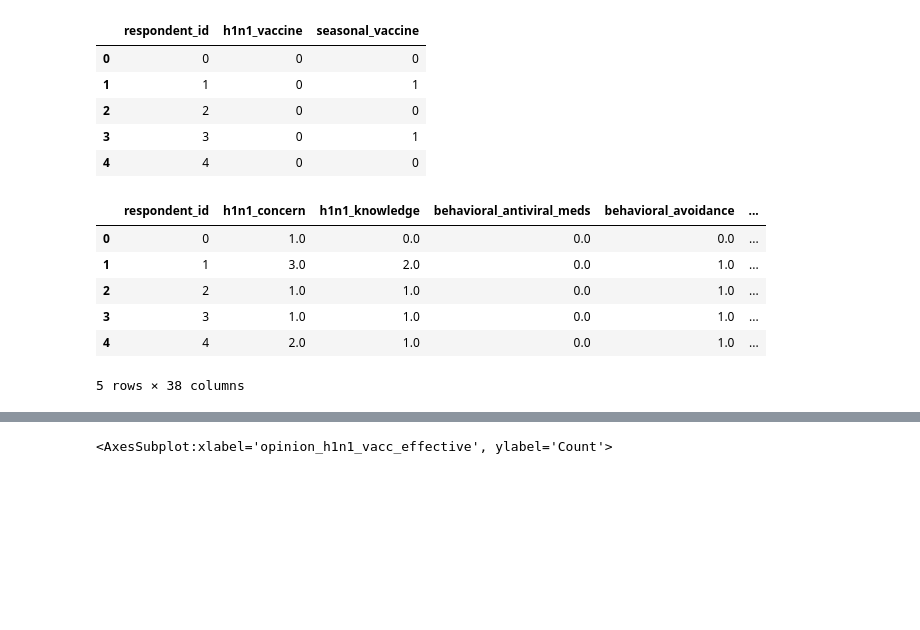
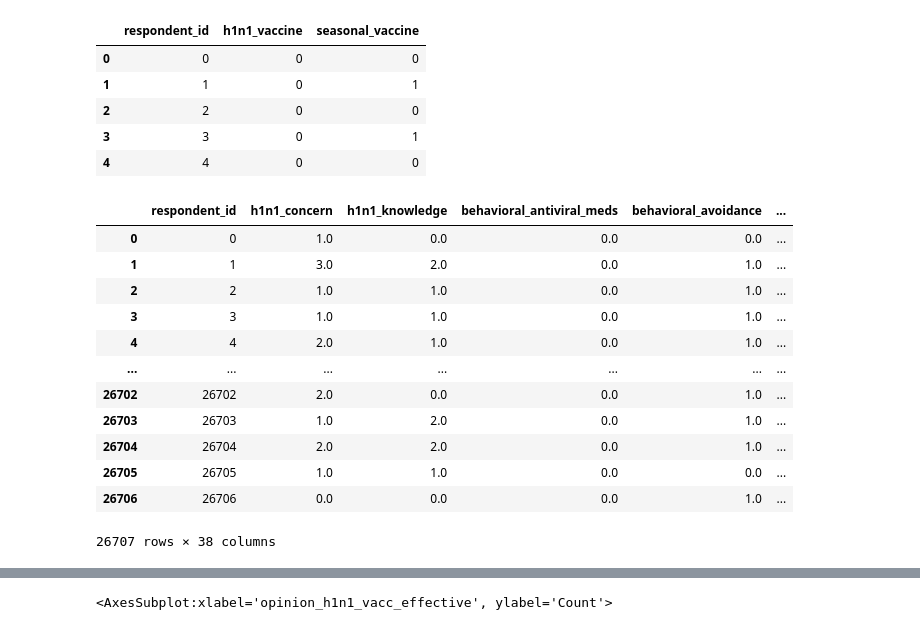
Before and after one commit to ek775/FIS_Phase_3_Project, a Jupyter notebook: EDA.ipynb, the cells around one changed output, grey strips where cells are left out. Drawn from its saved outputs; the diff is of its cells as text; code cells hidden in the pictures; blank space fills up the shorter version.

```diff
--- a/EDA.ipynb
+++ b/EDA.ipynb
@@ -22,12 +22,18 @@ labels.head()
 # %%
 full_stack = pd.merge(features, labels, on='respondent_id')
 # %%
-full_stack.head()
+full_stack
 # %% [output]
 |  | respondent_id | h1n1_concern | h1n1_knowledge | behavioral_antiviral_meds | behavioral_avoidance | ... |
 | 0 | 0 | 1.0 | 0.0 | 0.0 | 0.0 | ... |
 | 1 | 1 | 3.0 | 2.0 | 0.0 | 1.0 | ... |
 | 2 | 2 | 1.0 | 1.0 | 0.0 | 1.0 | ... |
 | 3 | 3 | 1.0 | 1.0 | 0.0 | 1.0 | ... |
 | 4 | 4 | 2.0 | 1.0 | 0.0 | 1.0 | ... |
+| ... | ... | ... | ... | ... | ... | ... |
+| 26702 | 26702 | 2.0 | 0.0 | 0.0 | 1.0 | ... |
+| 26703 | 26703 | 1.0 | 2.0 | 0.0 | 1.0 | ... |
+| 26704 | 26704 | 2.0 | 2.0 | 0.0 | 1.0 | ... |
+| 26705 | 26705 | 1.0 | 1.0 | 0.0 | 0.0 | ... |
+| 26706 | 26706 | 0.0 | 0.0 | 0.0 | 1.0 | ... |
-5 rows × 38 columns
+26707 rows × 38 columns
```
Also changed, not shown: parts of 18 cells of this notebook, 3 other files.
